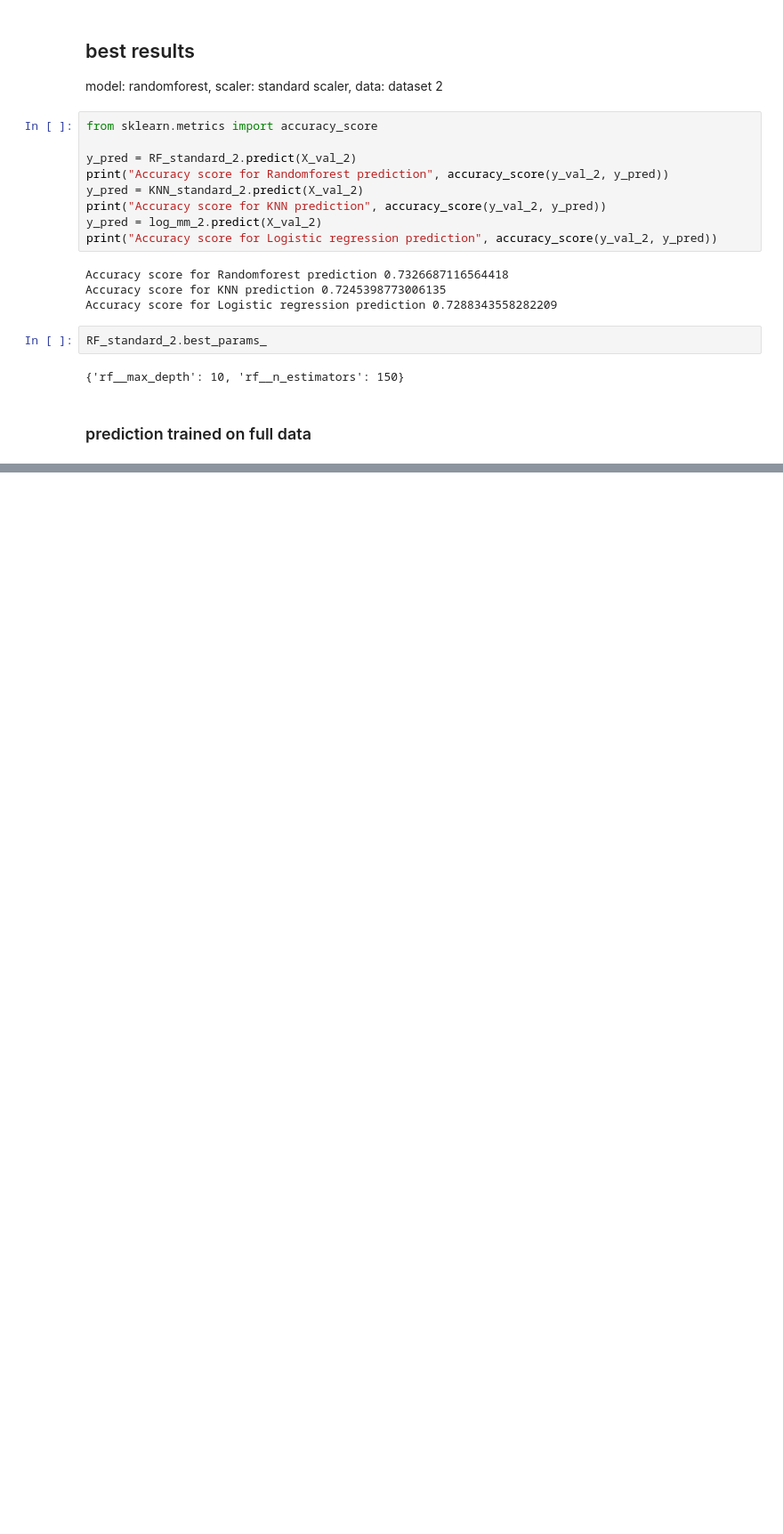
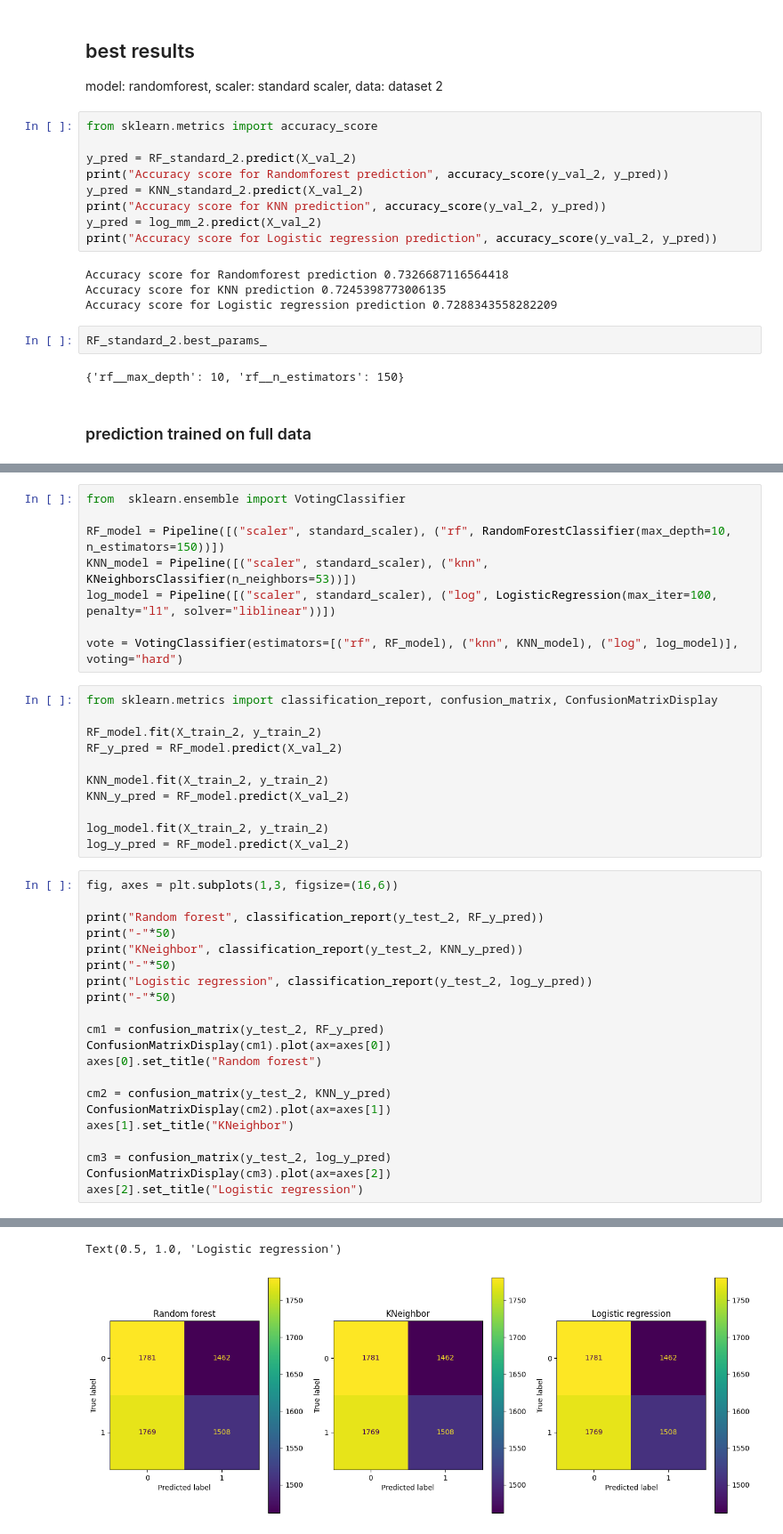
Before and after one commit to Razjoh/Machine-learning-Rasmus-Johansson, a Jupyter notebook: Labb/EDA_disease.ipynb, the cells around one changed output, grey strips where cells are left out. Shown at 89% size. Saved outputs shown, nothing was run; the diff lists cells and outputs as text; blank space fills up the shorter version.

Commit message:
problem with confusion matrix

```diff
--- a/Labb/EDA_disease.ipynb
+++ b/Labb/EDA_disease.ipynb
@@ -859,0 +860,41 @@ Accuracy score on full data: 0.7282208588957055
+# %%
+from  sklearn.ensemble import VotingClassifier
+
+RF_model = Pipeline([("scaler", standard_scaler), ("rf", RandomForestClassifier(max_depth=10, n_estimators=150))])
+KNN_model = Pipeline([("scaler", standard_scaler), ("knn", KNeighborsClassifier(n_neighbors=53))])
+log_model = Pipeline([("scaler", standard_scaler), ("log", LogisticRegression(max_iter=100, penalty="l1", solver="liblinear"))])
+
+vote = VotingClassifier(estimators=[("rf", RF_model), ("knn", KNN_model), ("log", log_model)], voting="hard")
+# %%
+from sklearn.metrics import classification_report, confusion_matrix, ConfusionMatrixDisplay
+
+RF_model.fit(X_train_2, y_train_2)
+RF_y_pred = RF_model.predict(X_val_2)
+
+KNN_model.fit(X_train_2, y_train_2)
+KNN_y_pred = RF_model.predict(X_val_2)
+
+log_model.fit(X_train_2, y_train_2)
+log_y_pred = RF_model.predict(X_val_2)
+# %%
+fig, axes = plt.subplots(1,3, figsize=(16,6))
+
+print("Random forest", classification_report(y_test_2, RF_y_pred))
+print("-"*50)
+print("KNeighbor", classification_report(y_test_2, KNN_y_pred))
+print("-"*50)
+print("Logistic regression", classification_report(y_test_2, log_y_pred))
+print("-"*50)
+
+cm1 = confusion_matrix(y_test_2, RF_y_pred)
+ConfusionMatrixDisplay(cm1).plot(ax=axes[0])
+axes[0].set_title("Random forest")
+
+cm2 = confusion_matrix(y_test_2, KNN_y_pred)
+ConfusionMatrixDisplay(cm2).plot(ax=axes[1])
+axes[1].set_title("KNeighbor")
+
+cm3 = confusion_matrix(y_test_2, log_y_pred)
+ConfusionMatrixDisplay(cm3).plot(ax=axes[2])
+axes[2].set_title("Logistic regression")
+# %% [output]
@@ -859,0 +918,2 @@ Accuracy score on full data: 0.7282208588957055
+Text(0.5, 1.0, 'Logistic regression')
+[figure, added]
```
Also changed, not shown: parts of 4 cells of this notebook.
